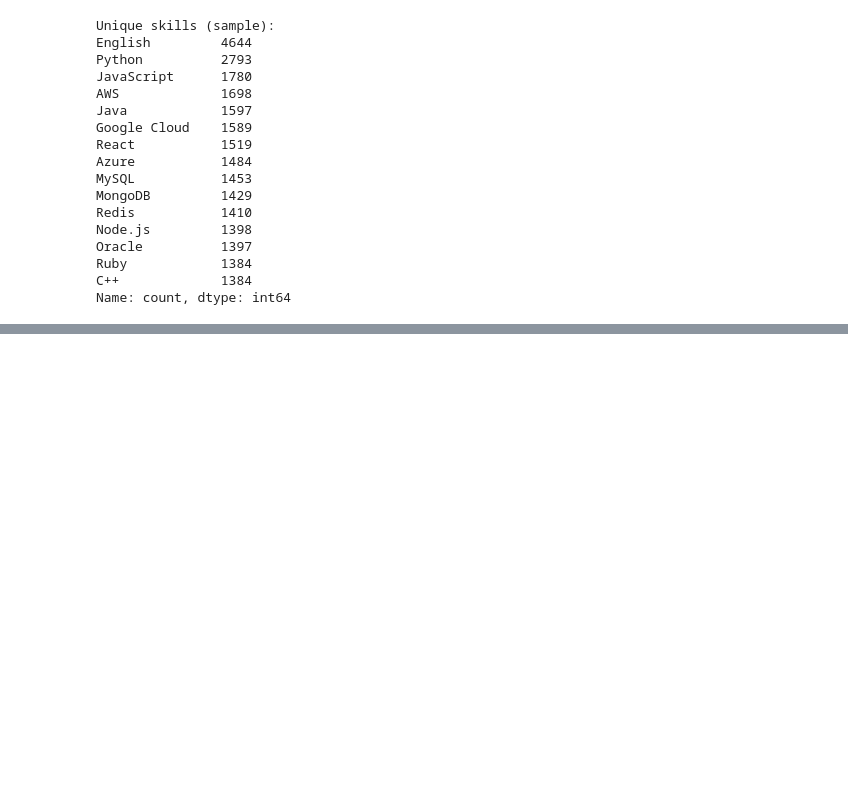
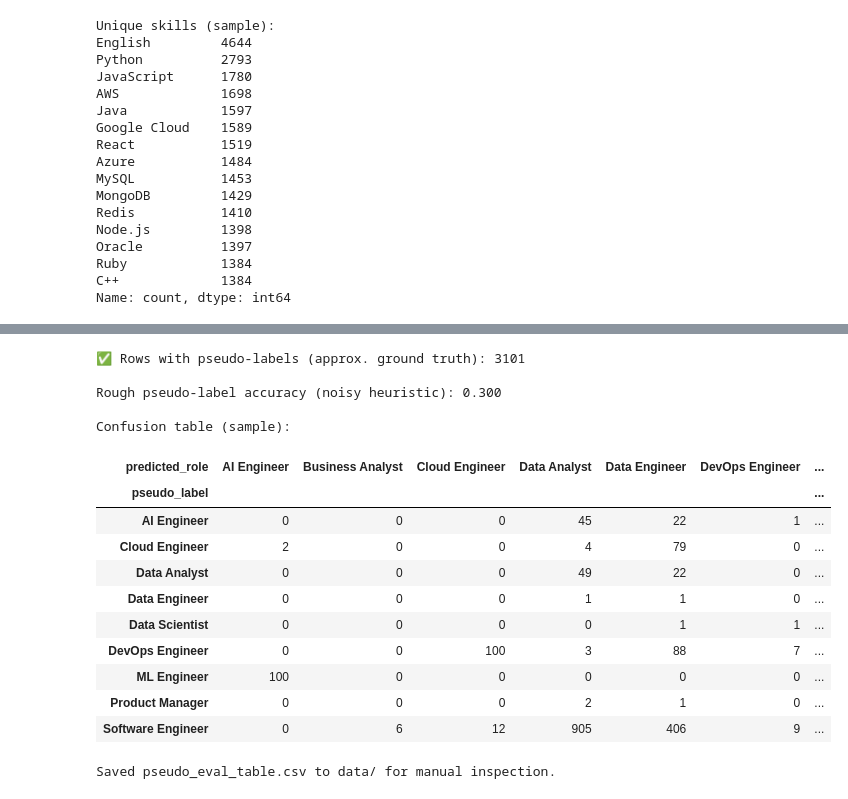
Before and after one commit to VaibhaVarshney/AI-Powered-Career-Recommendation-Resume-Analyzer, a Jupyter notebook: Notebooks/data_prep.ipynb, the cells around one changed output, grey strips where cells are left out. Saved outputs shown, nothing was run; the diff lists cells and outputs as text; code cells hidden in the pictures; blank space fills up the shorter version.

```diff
--- a/Notebooks/data_prep.ipynb
+++ b/Notebooks/data_prep.ipynb
@@ -265,0 +634,64 @@ Name: count, dtype: int64
+# %%
+import re
+
+# Define rough keyword mapping from experience/job titles to roles
+role_keywords = {
+    'Data Analyst': ['analyst', 'data analyst'],
+    'Data Scientist': ['data scientist','scientist'],
+    'ML Engineer': ['ml engineer', 'machine learning engineer', 'ml engineer', 'ml'],
+    'AI Engineer': ['ai engineer','artificial intelligence'],
+    'Data Engineer': ['data engineer','etl','spark','hadoop'],
+    'Software Engineer': ['software engineer','developer','software developer','frontend','backend'],
+    'Cloud Engineer': ['cloud engineer','aws','azure','gcp','google cloud'],
+    'DevOps Engineer': ['devops','ci/cd','kubernetes','jenkins'],
+    'Product Manager': ['product manager','pm']
+}
+
+def infer_role_from_experience(text):
+    if not isinstance(text, str):
+        return None
+    txt = text.lower()
+    for role, keys in role_keywords.items():
+        for k in keys:
+            if k in txt:
+                return role
+    return None
+
+# Infer pseudo labels
+resumes['pseudo_label'] = resumes['experience'].apply(infer_role_from_experience)
+
+# Keep rows where pseudo label was found
+eval_df = resumes[resumes['pseudo_label'].notna()].copy()
+print("✅ Rows with pseudo-labels (approx. ground truth):", len(eval_df))
+
+# Compare predicted vs pseudo label
+eval_df['match'] = eval_df['predicted_role'] == eval_df['pseudo_label']
+rough_accuracy = eval_df['match'].mean()
+
+print(f"\nRough pseudo-label accuracy (noisy heuristic): {rough_accuracy:.3f}")
+print("\nConfusion table (sample):")
+display(pd.crosstab(eval_df['pseudo_label'], eval_df['predicted_role']).iloc[:10,:10])
+
+# Save for manual inspection
+eval_df[['name','skills','experience','predicted_role','pseudo_label','similarity_score']].to_csv(
+    "../DATA/pseudo_eval_table.csv", index=False
+)
+print("\nSaved pseudo_eval_table.csv to data/ for manual inspection.")
+# %% [output]
+✅ Rows with pseudo-labels (approx. ground truth): 3101
+
+Rough pseudo-label accuracy (noisy heuristic): 0.300
+
+Confusion table (sample):
+| predicted_role | AI Engineer | Business Analyst | Cloud Engineer | Data Analyst | Data Engineer | DevOps Engineer | ... |
+| pseudo_label |  |  |  |  |  |  | ... |
+| AI Engineer | 0 | 0 | 0 | 45 | 22 | 1 | ... |
+| Cloud Engineer | 2 | 0 | 0 | 4 | 79 | 0 | ... |
+| Data Analyst | 0 | 0 | 0 | 49 | 22 | 0 | ... |
+| Data Engineer | 0 | 0 | 0 | 1 | 1 | 0 | ... |
+| Data Scientist | 0 | 0 | 0 | 0 | 1 | 1 | ... |
+| DevOps Engineer | 0 | 0 | 100 | 3 | 88 | 7 | ... |
+| ML Engineer | 100 | 0 | 0 | 0 | 0 | 0 | ... |
+| Product Manager | 0 | 0 | 0 | 2 | 1 | 0 | ... |
+| Software Engineer | 0 | 6 | 12 | 905 | 406 | 9 | ... |
+Saved pseudo_eval_table.csv to data/ for manual inspection.
```
Also changed, not shown: parts of 11 cells of this notebook, 7 other files.
